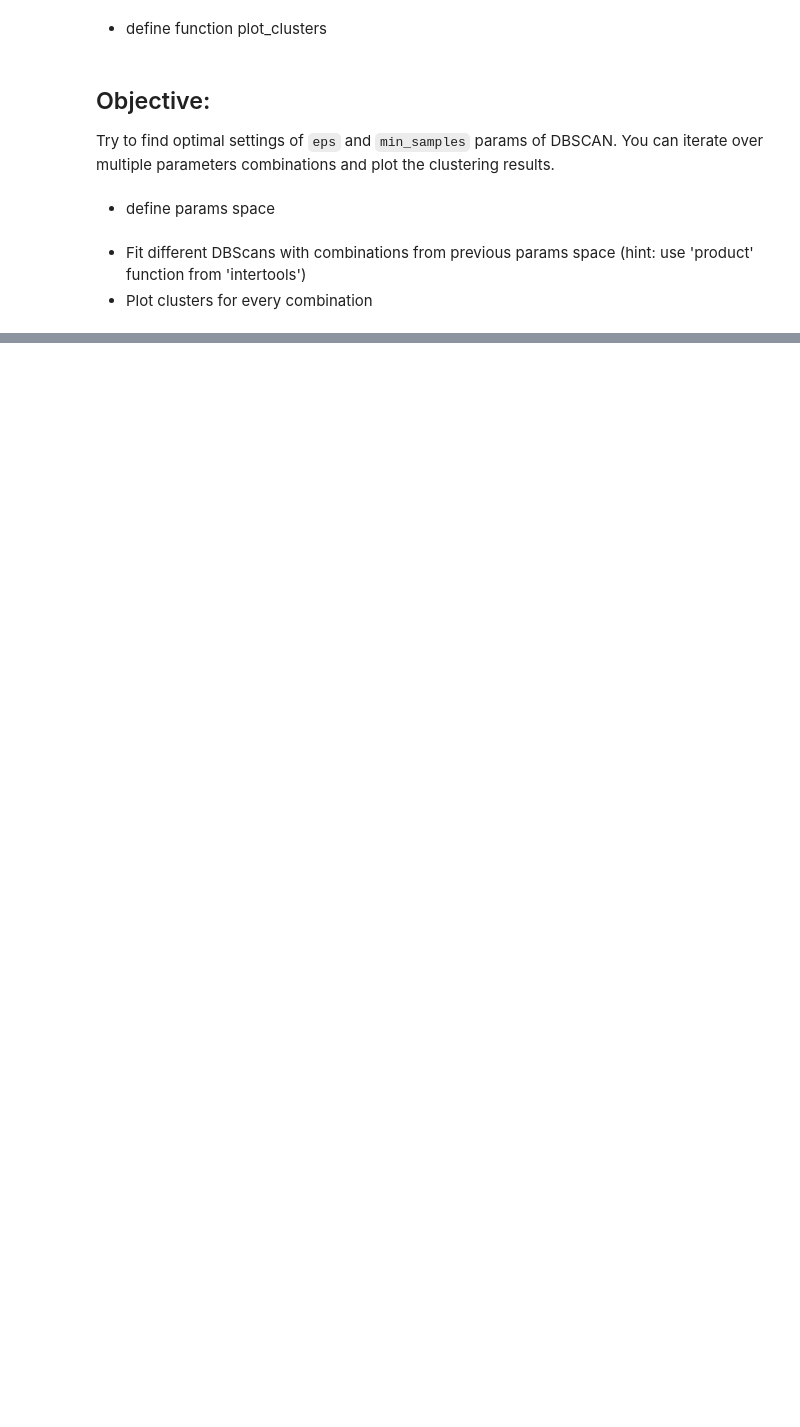
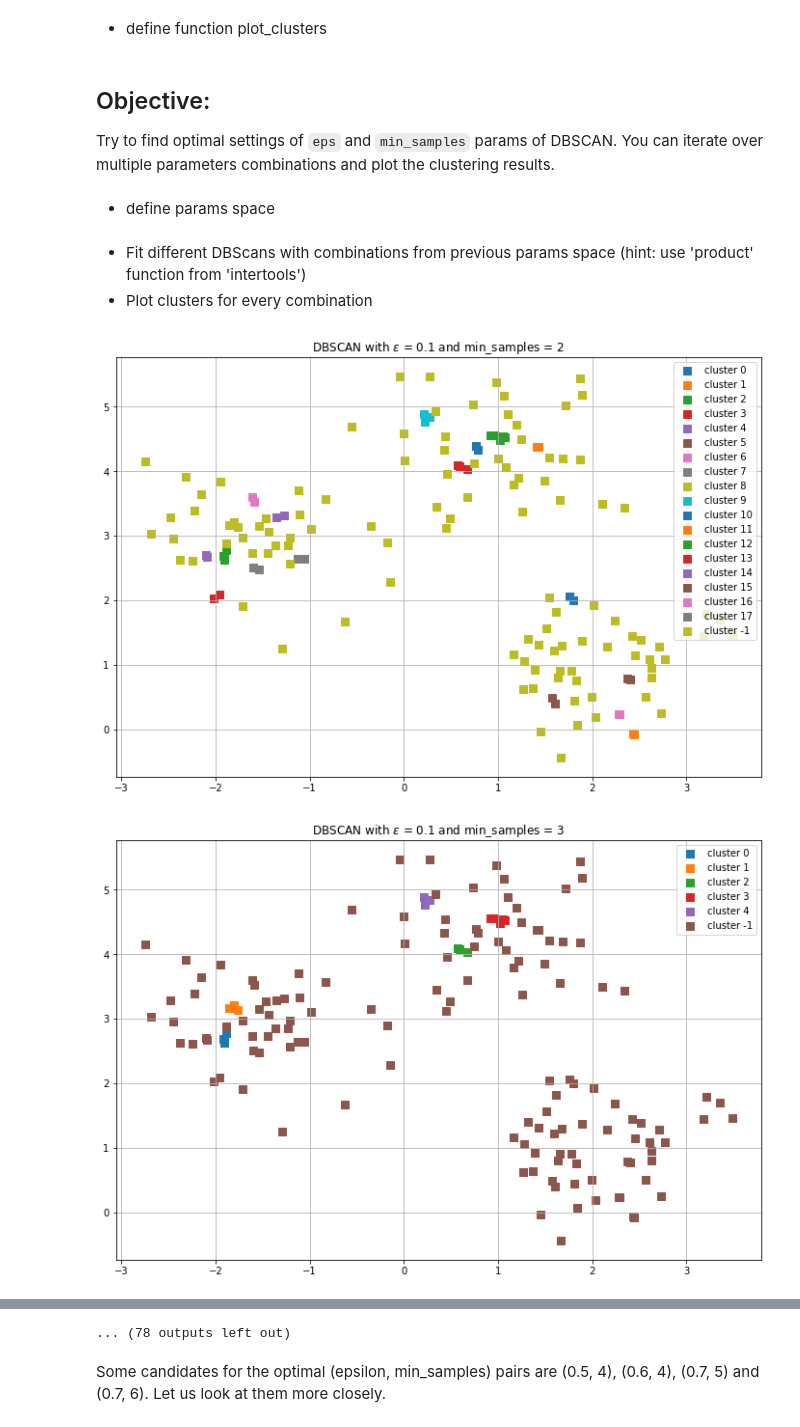
Before and after one commit to ryan-ferns/DS_auticon_week_3, a Jupyter notebook: density_models_exercise.ipynb, the cells around one changed output, grey strips where cells are left out. Drawn from its saved outputs; the diff is of its cells as text; code cells hidden in the pictures; blank space fills up the shorter version.

```diff
--- a/density_models_exercise.ipynb
+++ b/density_models_exercise.ipynb
@@ -27,10 +64,42 @@ from sklearn.cluster import DBSCAN
 # %% [markdown]
 * define function plot_clusters
+# %%
+def plot_clusters(X,y_res, plt_cluster_centers = False):
+    X_centroids = []
+    Y_centroids = []
+
+    for cluster in set(y_res):
+        x = X[y_res == cluster,0]
+        y = X[y_res == cluster,1]
+        X_centroids.append(np.mean(x))
+        Y_centroids.append(np.mean(y))
+
+        plt.scatter(x,
+                    y,
+                    s=50,
+                    marker='s',
+                    label=f'cluster {cluster}')
+
+    if plt_cluster_centers:
+        plt.scatter(X_centroids,
+                    Y_centroids,
+                    marker='*',
+                    c='red',
+                    s=250,
+                    label='centroids')
+    plt.legend()
+    plt.grid()
+    plt.show()
 # %% [markdown]
 ## Objective:
 Try to find optimal settings of `eps` and `min_samples` params of DBSCAN. You can iterate over multiple parameters combinations and plot the clustering results.
 # %% [markdown]
 * define params space
+# %%
+# The domain for eps will be radii and the domain for min_samples will be sizes.
+
+radii = np.linspace(0.1, 1, 10)
+sizes = np.arange(2, 11)
 # %% [markdown]
 * Fit different DBScans with combinations from previous params space (hint: use 'product' function from 'intertools')
 * Plot clusters for every combination
@@ -36,0 +108,9 @@ Try to find optimal settings of `eps` and `min_samples` params of DBSCAN. You ca
+# %%
+for r, size in product(radii, sizes):
+    db = DBSCAN(eps = r, min_samples = size)
+    y_db = db.fit_predict(X)
+    plt.title(f'DBSCAN with $\epsilon$ = {r} and min_samples = {size}')
+    plot_clusters(X,y_db)
+# %% [output]
+[figure, added]
+[figure, added]
@@ -36,0 +127,3 @@ Try to find optimal settings of `eps` and `min_samples` params of DBSCAN. You ca
+... (78 outputs left out)
+# %% [markdown]
+Some candidates for the optimal (epsilon, min_samples) pairs are (0.5, 4), (0.6, 4), (0.7, 5) and (0.7, 6).  Let us look at them more closely.
```
Also changed, not shown: parts of 8 cells of this notebook.
